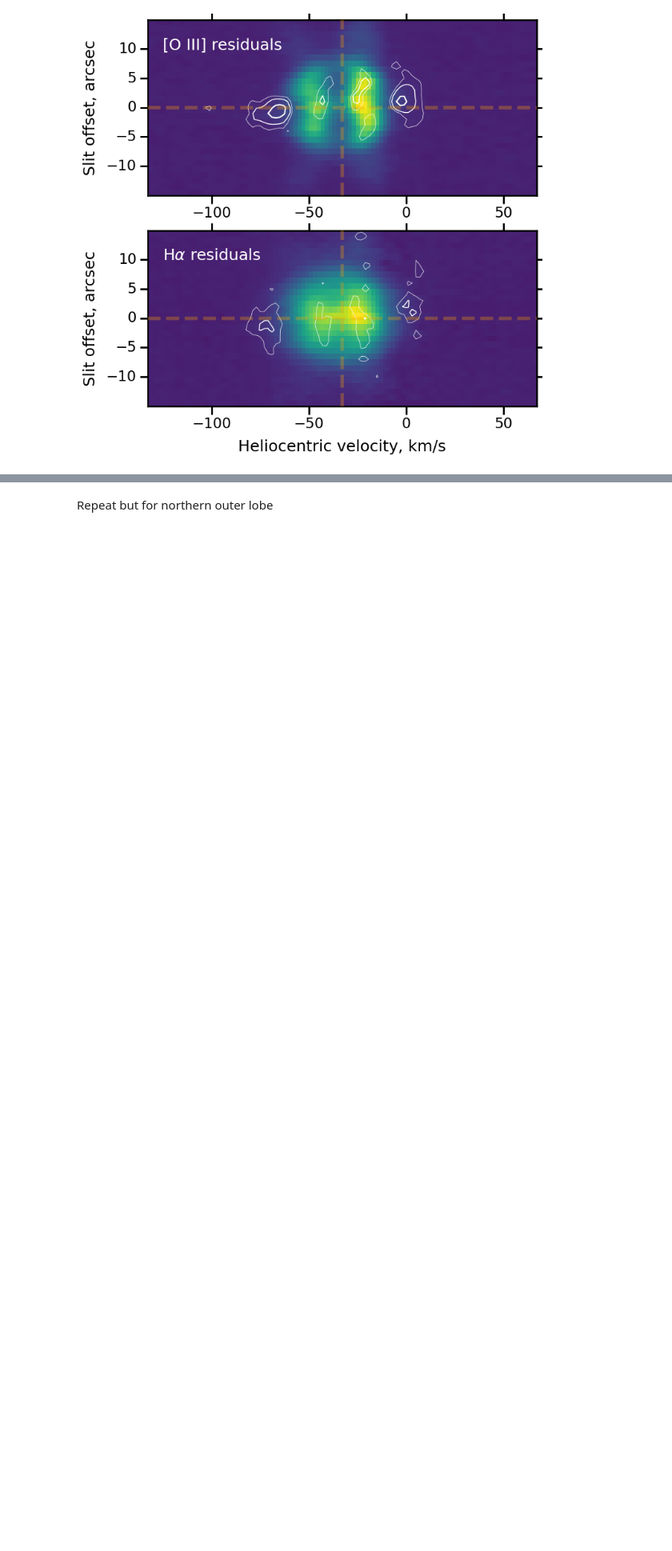
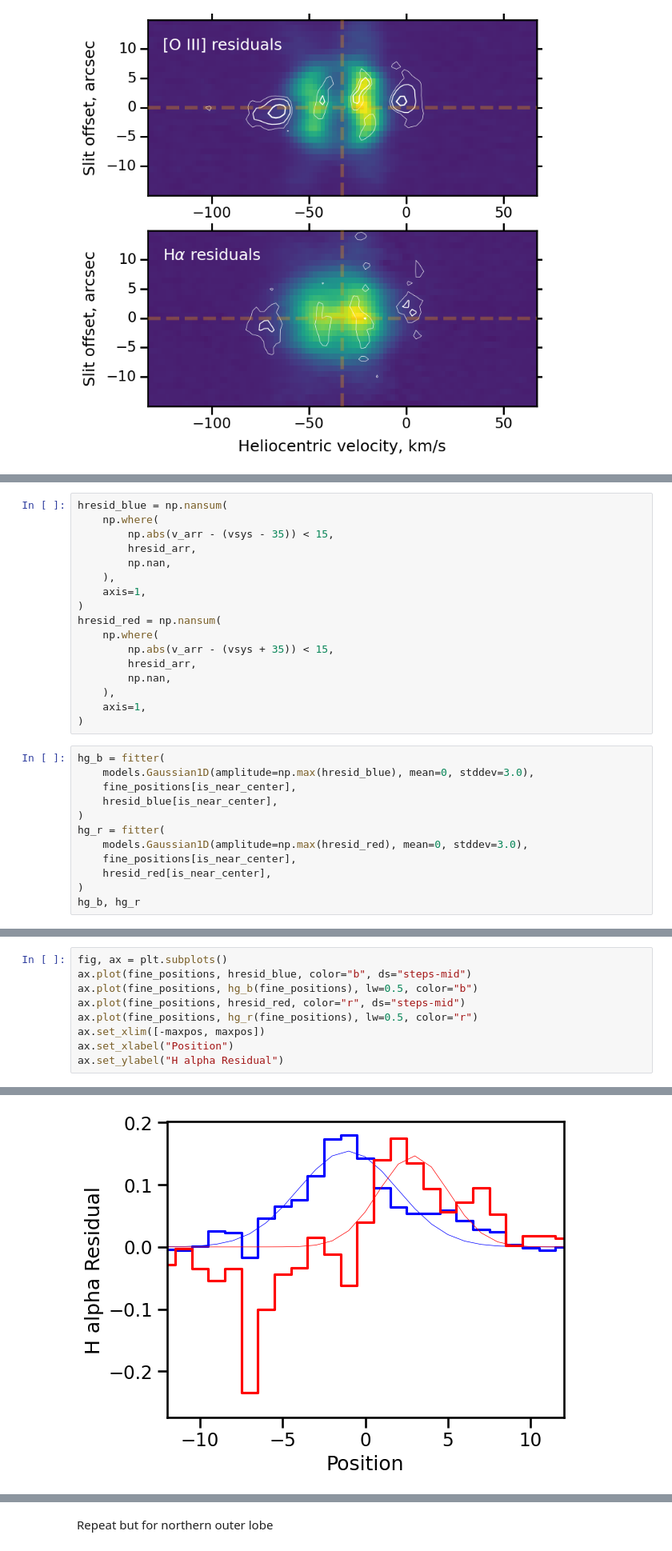
Before and after one commit to will-henney/teresa-pn-ou5, a Jupyter notebook: notebooks/04-02-line-profiles-1d.ipynb, the cells around one changed output, grey strips where cells are left out. Shown at 80% size. Cells and saved outputs as stored; diff of their text form; blank space fills up the shorter version.

```diff
--- a/notebooks/04-02-line-profiles-1d.ipynb
+++ b/notebooks/04-02-line-profiles-1d.ipynb
@@ -1168,0 +1229,29 @@ fig.savefig(figfile.replace(".pdf", ".jpg"))
+# %%
+hresid_blue = np.nansum(
+    np.where(
+        np.abs(v_arr - (vsys - 35)) < 15,
+        hresid_arr,
+        np.nan,
+    ),
+    axis=1,
+)
+hresid_red = np.nansum(
+    np.where(
+        np.abs(v_arr - (vsys + 35)) < 15,
+        hresid_arr,
+        np.nan,
+    ),
+    axis=1,
+)
+# %%
+hg_b = fitter(
+    models.Gaussian1D(amplitude=np.max(hresid_blue), mean=0, stddev=3.0),
+    fine_positions[is_near_center],
+    hresid_blue[is_near_center],
+)
+hg_r = fitter(
+    models.Gaussian1D(amplitude=np.max(hresid_red), mean=0, stddev=3.0),
+    fine_positions[is_near_center],
+    hresid_red[is_near_center],
+)
+hg_b, hg_r
@@ -1168,0 +1261,10 @@ fig.savefig(figfile.replace(".pdf", ".jpg"))
+# %%
+fig, ax = plt.subplots()
+ax.plot(fine_positions, hresid_blue, color="b", ds="steps-mid")
+ax.plot(fine_positions, hg_b(fine_positions), lw=0.5, color="b")
+ax.plot(fine_positions, hresid_red, color="r", ds="steps-mid")
+ax.plot(fine_positions, hg_r(fine_positions), lw=0.5, color="r")
+ax.set_xlim([-maxpos, maxpos])
+ax.set_xlabel("Position")
+ax.set_ylabel("H alpha Residual")
+# %% [output]
@@ -1168,0 +1272 @@ fig.savefig(figfile.replace(".pdf", ".jpg"))
+[figure, added]
```
Also changed, not shown: parts of 16 cells of this notebook, 10 other files.
